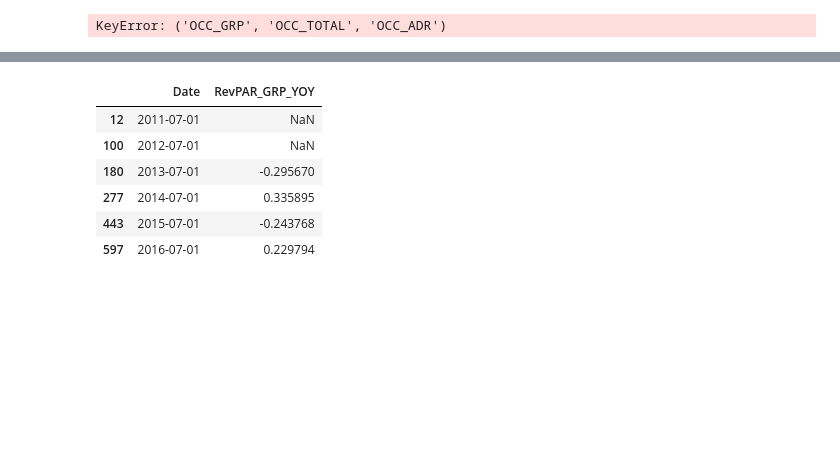
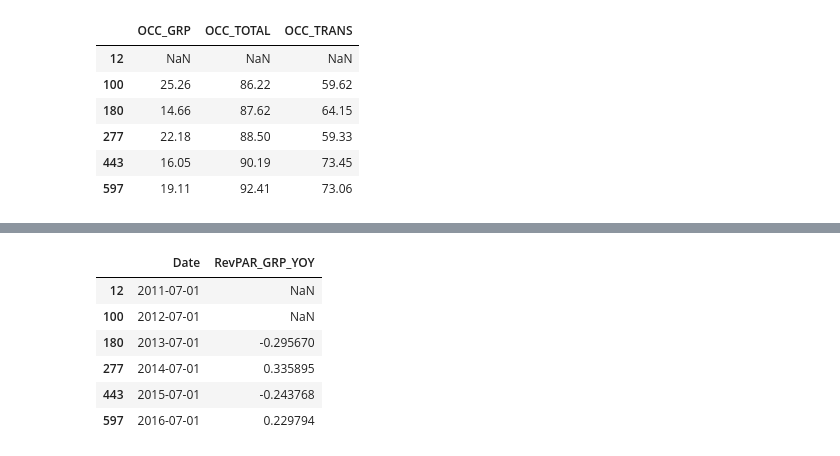
Before and after one commit to studentofdata/market_share_mccvb, a Jupyter notebook: notebooks/anas_hotel_metrics.ipynb, the cells around one changed output, grey strips where cells are left out. Saved outputs shown, nothing was run; the diff lists cells and outputs as text; code cells hidden in the pictures; blank space fills up the shorter version.

```diff
--- a/notebooks/anas_hotel_metrics.ipynb
+++ b/notebooks/anas_hotel_metrics.ipynb
@@ -189,35 +189,41 @@ tot_set = tot_set.sort_values(by=['Date'], ascending = True)
 tot_set = tot_set.round(2)
 tot_set = tot_set.reset_index()
 
 
 #String Manipulation
 #tot_set = tot_set.replace({'Region':region_mapping})
 tot_set['Month'] = tot_set['Month'].apply(str)
 
 # Drop Duplicates
 tot_set = tot_set.drop_duplicates(subset=['Region','Year','Month'])
 
 
 
 #Region Exclusion
 tot_set = tot_set[~(tot_set['Region'].isin(region_exclude))]
 
 ##############################################
 # Calculate metrics, in this case, simple growth MOM & YOY
 # May consider YTD
 
 #Average Daily Rate  MOM & YOY
 tot_set['ADR_GRP_MOM'] =     tot_set.groupby(['Region'])['ADR_GRP'].pct_change(1)
 tot_set['ADR_TRANS_MOM'] =   tot_set.groupby(['Region'])['ADR_TRANS'].pct_change(1)
 tot_set['ADR_TOTAL_MOM'] =   tot_set.groupby(['Region'])['ADR_TOTAL'].pct_change(1)
 
 tot_set['ADR_GRP_YOY'] =     tot_set.groupby(['Region'])['ADR_GRP'].pct_change(12)
 tot_set['ADR_TRANS_YOY'] =   tot_set.groupby(['Region'])['ADR_TRANS'].pct_change(12)
 tot_set['ADR_TOTAL_YOY'] =   tot_set.groupby(['Region'])['ADR_TOTAL'].pct_change(12)
 
-tot_set[(tot_set['Region'] == 'City of Monterey, CA') & (tot_set['Month'] == "7")]['OCC_GRP','OCC_TOTAL','OCC_ADR']
+tot_set[(tot_set['Region'] == 'City of Monterey, CA') & (tot_set['Month'] == "7")][['OCC_GRP','OCC_TOTAL','OCC_TRANS']]
 # %% [output]
-KeyError: ('OCC_GRP', 'OCC_TOTAL', 'OCC_ADR')
+|  | OCC_GRP | OCC_TOTAL | OCC_TRANS |
+| 12 | NaN | NaN | NaN |
+| 100 | 25.26 | 86.22 | 59.62 |
+| 180 | 14.66 | 87.62 | 64.15 |
+| 277 | 22.18 | 88.50 | 59.33 |
+| 443 | 16.05 | 90.19 | 73.45 |
+| 597 | 19.11 | 92.41 | 73.06 |
 # %%
 
 
```
Also changed, not shown: parts of 2 cells of this notebook.
